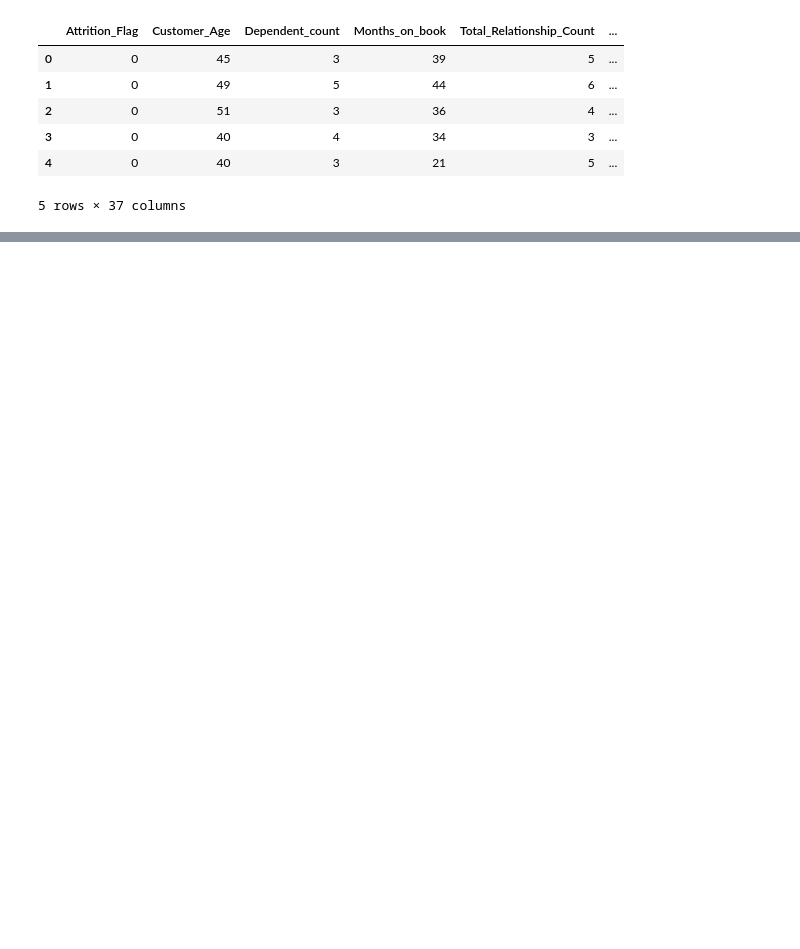
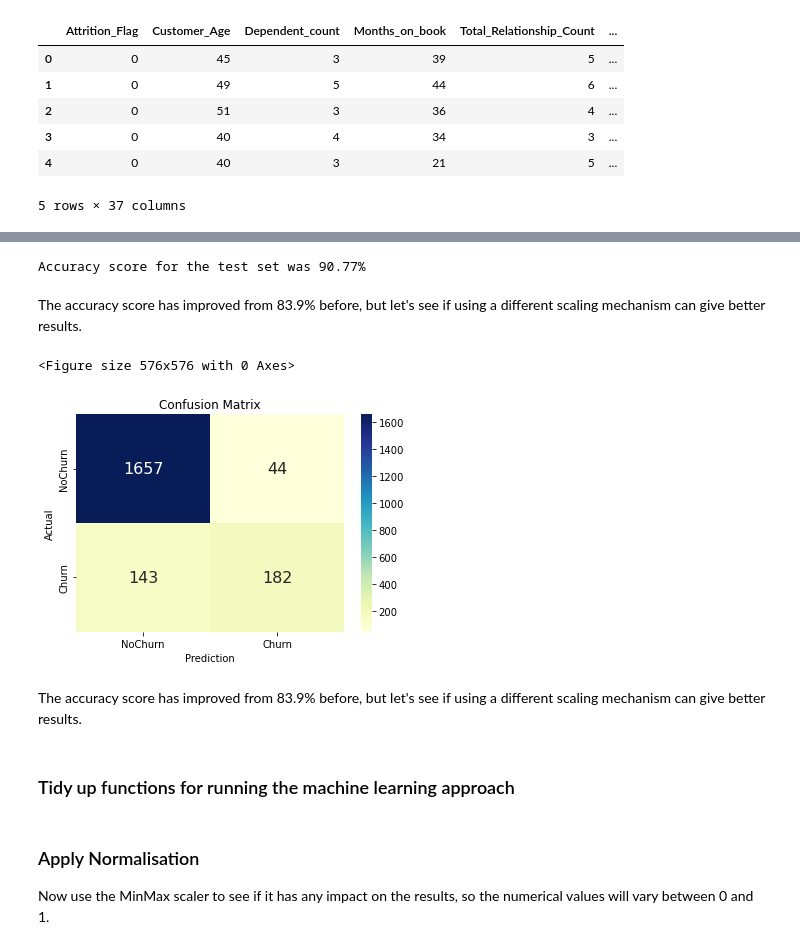
Before and after one commit to philip-papasavvas/ml_sandbox, a Jupyter notebook: notebook-projects/Credit Card Churn Modelling.ipynb, the cells around one changed output, grey strips where cells are left out. Drawn from its saved outputs; the diff is of its cells as text; code cells hidden in the pictures; blank space fills up the shorter version.

```diff
--- a/notebook-projects/Credit Card Churn Modelling.ipynb
+++ b/notebook-projects/Credit Card Churn Modelling.ipynb
@@ -309,0 +367,2 @@ memory usage: 217.7 KB
+# %%
+X_scaled = pd.DataFrame(X_std_scaled, columns = cols_to_scale)
@@ -309,0 +402,2 @@ memory usage: 217.7 KB
+# %%
+X = pd.concat([X_scaled, X[cols_no_scale]], axis=1)
@@ -309,0 +423,27 @@ memory usage: 217.7 KB
+# %%
+X_train, X_test, y_train, y_test = train_test_split(
+    X, y,
+    test_size=0.2, # 20% of the data will be used to test the model accuracy
+    random_state=0,
+    stratify=y)
+# %%
+clf_three = LogisticRegression(random_state=0).fit(X_train, y_train)
+x_test_pred = clf_three.predict(X_test)
+
+x_test_logistic_accuracy = accuracy_score(y_true=y_test, y_pred=x_test_pred)
+print(f"Accuracy score for the test set was {100*x_test_logistic_accuracy:.2f}% \n ")
+# %% [output]
+Accuracy score for the test set was 90.77%
+# %% [markdown]
+The accuracy score has improved from 83.9% before, but let's see if using a different scaling mechanism can give better results.
+# %%
+plot_confusion_matrix(input_matrix=confusion_matrix(y_true=y_test, y_pred=x_test_pred),
+                      labels=['NoChurn', 'Churn']
+                     )
+# %% [output]
+<Figure size 576x576 with 0 Axes>
+[figure, added]
+# %% [markdown]
+The accuracy score has improved from 83.9% before, but let's see if using a different scaling mechanism can give better results.
+# %% [markdown]
+### Tidy up functions for running the machine learning approach
@@ -309,0 +475,3 @@ memory usage: 217.7 KB
+# %% [markdown]
+### Apply Normalisation
+Now use the MinMax scaler to see if it has any impact on the results, so the numerical values will vary between 0 and 1.
```
Also changed, not shown: parts of 52 cells of this notebook.
